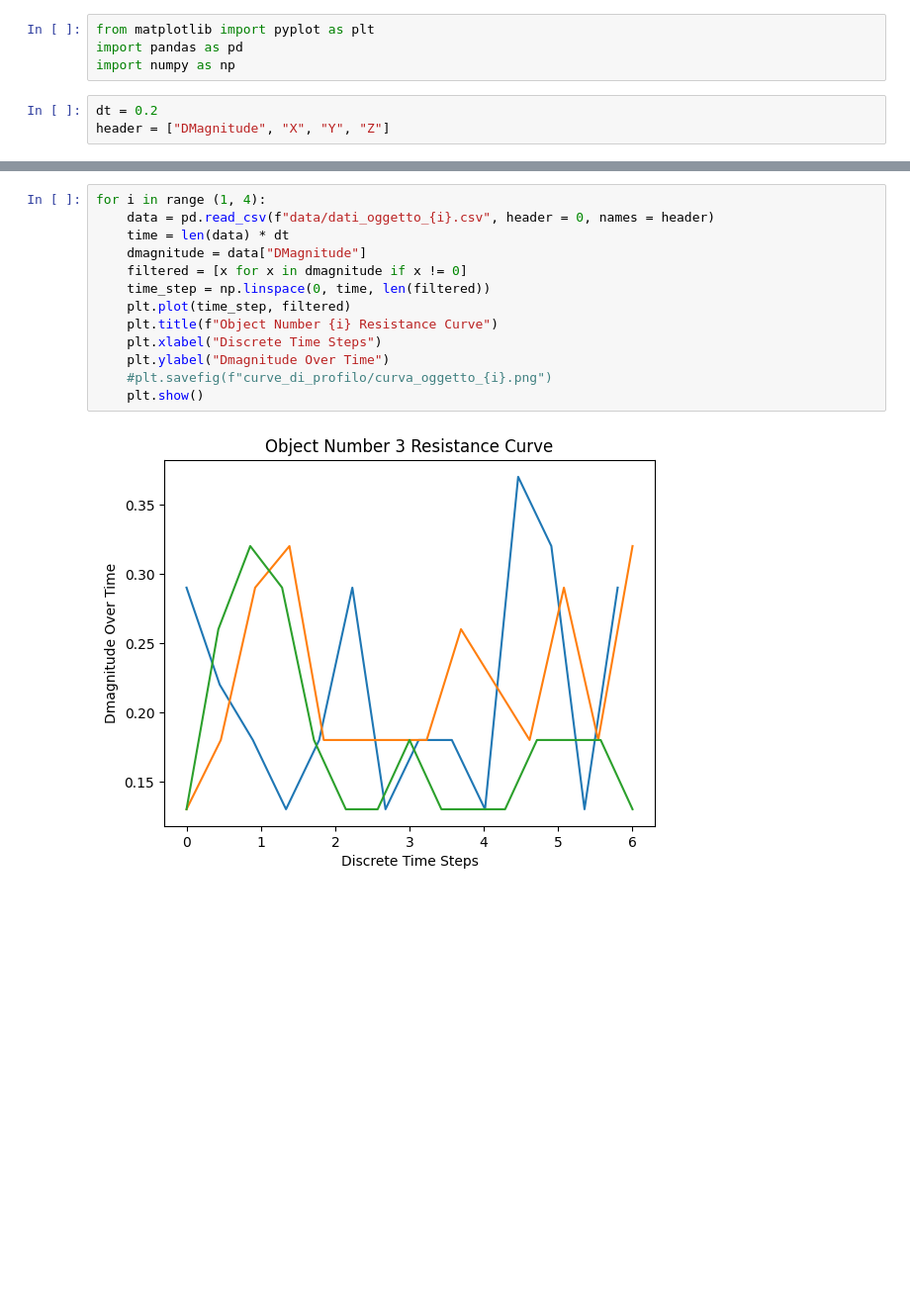
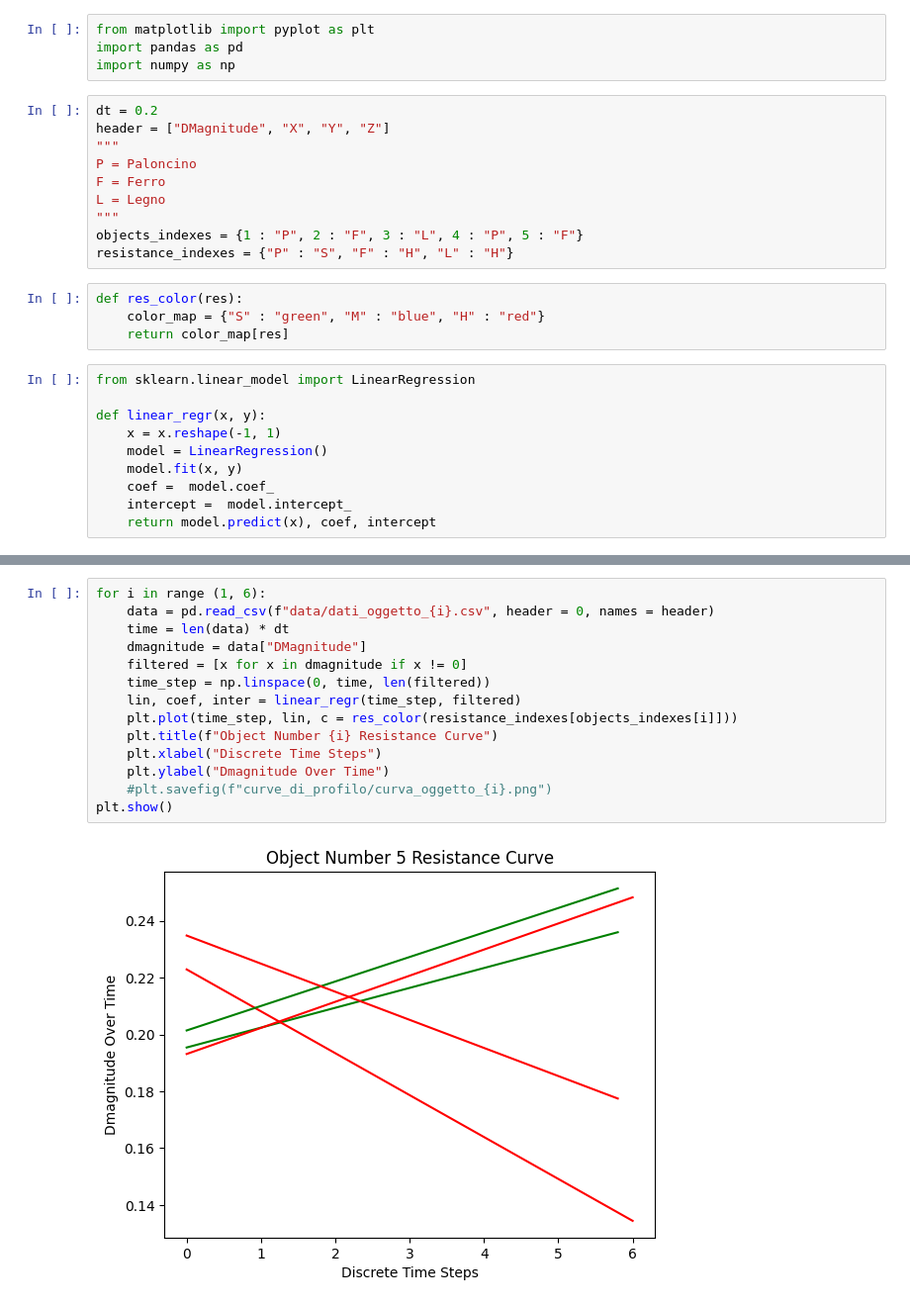
Before and after one commit to frekkoz3/EESTEC-HACKATHON-2025-FINALE, a Jupyter notebook: curve_visualization.ipynb, the cells around one changed output, grey strips where cells are left out. Shown at 99% size. Saved outputs shown, nothing was run; the diff lists cells and outputs as text; blank space fills up the shorter version.

Commit message:
implemented an automatic plot maker

```diff
--- a/curve_visualization.ipynb
+++ b/curve_visualization.ipynb
@@ -5,3 +5,24 @@ import numpy as np
 # %%
 dt = 0.2
 header = ["DMagnitude", "X", "Y", "Z"]
+"""
+P = Paloncino
+F = Ferro
+L = Legno
+"""
+objects_indexes = {1 : "P", 2 : "F", 3 : "L", 4 : "P", 5 : "F"}
+resistance_indexes = {"P" : "S", "F" : "H", "L" : "H"}
+# %%
+def res_color(res):
+    color_map = {"S" : "green", "M" : "blue", "H" : "red"}
+    return color_map[res]
+# %%
+from sklearn.linear_model import LinearRegression
+
+def linear_regr(x, y):
+    x = x.reshape(-1, 1)
+    model = LinearRegression()
+    model.fit(x, y)
+    coef =  model.coef_
+    intercept =  model.intercept_
+    return model.predict(x), coef, intercept
@@ -8,15 +46,16 @@ header = ["DMagnitude", "X", "Y", "Z"]
 # %%
-for i in range (1, 4):
+for i in range (1, 6):
     data = pd.read_csv(f"data/dati_oggetto_{i}.csv", header = 0, names = header)
     time = len(data) * dt
     dmagnitude = data["DMagnitude"]
     filtered = [x for x in dmagnitude if x != 0]
     time_step = np.linspace(0, time, len(filtered))
-    plt.plot(time_step, filtered)
+    lin, coef, inter = linear_regr(time_step, filtered)
+    plt.plot(time_step, lin, c = res_color(resistance_indexes[objects_indexes[i]]))
     plt.title(f"Object Number {i} Resistance Curve")
     plt.xlabel("Discrete Time Steps")
     plt.ylabel("Dmagnitude Over Time")
     #plt.savefig(f"curve_di_profilo/curva_oggetto_{i}.png")
-    plt.show()
+plt.show()
 # %% [output]
-[figure, old version]
+[figure, new version]
```
Also changed, not shown: parts of 2 cells of this notebook.
